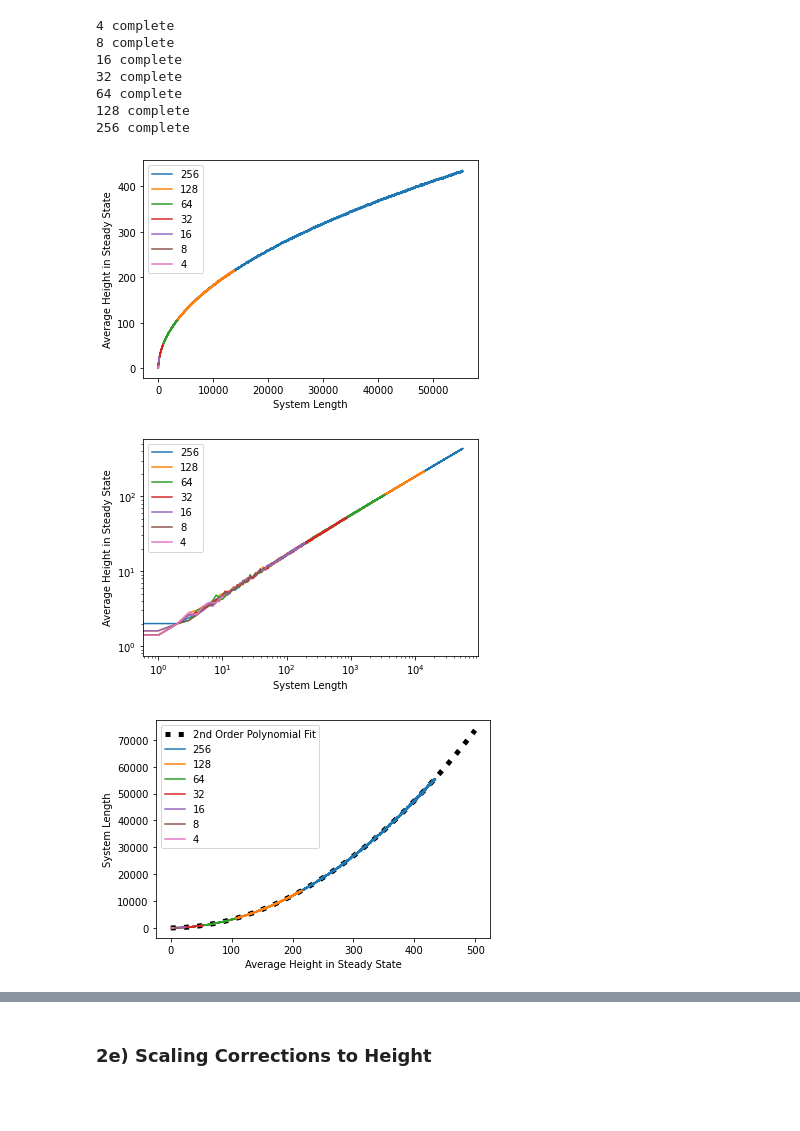
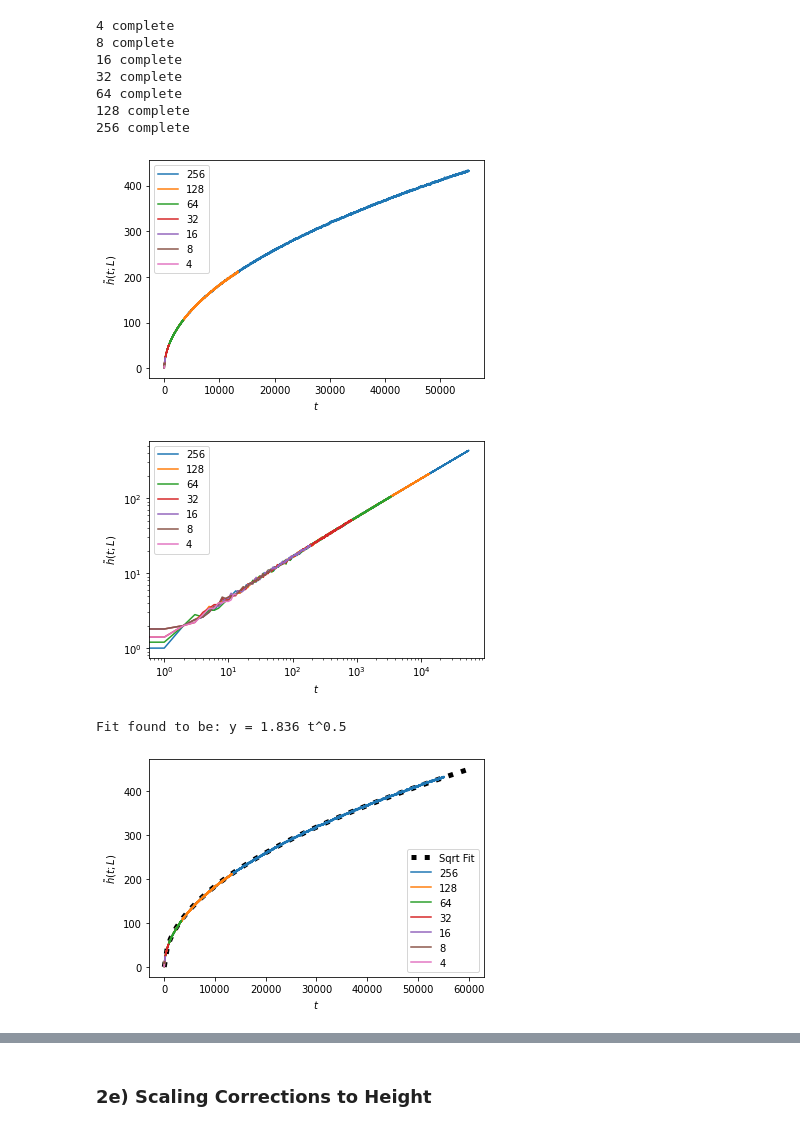
Before and after one commit to bdgrichards/oslo, a Jupyter notebook: oslo.ipynb, the cells around one changed output, grey strips where cells are left out. Drawn from its saved outputs; the diff is of its cells as text; code cells hidden in the pictures; blank space fills up the shorter version.

```diff
--- a/oslo.ipynb
+++ b/oslo.ipynb
@@ -432,0 +561,16 @@ This is predicted to be proportional to time to the power 1/2, since time corres
+# %%
+y_vals = [np.array(i) for i in average_heights_with_time]
+x_vals = [np.array(range(len(average_heights_with_time[i])))/(lengths[i]**2)
+          for i in range(len(average_heights_with_time))]
+
+# divide each of the y_vals by their system length
+for i in range(len(y_vals)):
+    y_vals[i] = y_vals[i] / lengths[i]
+
+for i in range(len(lengths)):
+    plt.scatter(x_vals[i], y_vals[i], label=str(
+        lengths[i]), s=1)
+plt.legend()
+plt.xlabel(r"$t \, / \, L^2$")
+plt.ylabel(r"$\tilde{h}(t;L) \, / \, L$")
+plt.show()
@@ -471,11 +616,11 @@ for i in reversed(range(len(lengths))):
     plt.plot(range(len(average_height_sequences[i])),
              average_height_sequences[i], label=str(lengths[i]))
 plt.legend()
-plt.xlabel("System Length")
-plt.ylabel("Average Height in Steady State")
+plt.xlabel(r"$t$")
+plt.ylabel(r"$\tilde{h}(t;L)$")
 plt.show()
 # %% [output]
-[figure, old version]
+[figure, new version]
 # %%
 # log-log plot
 for i in reversed(range(len(lengths))):
@@ -484,29 +629,33 @@ for i in reversed(range(len(lengths))):
 plt.legend()
 plt.yscale("log")
 plt.xscale("log")
-plt.xlabel("System Length")
-plt.ylabel("Average Height in Steady State")
+plt.xlabel(r"$t$")
+plt.ylabel(r"$\tilde{h}(t;L)$")
 plt.show()
 # %% [output]
-[figure, old version]
+[figure, new version]
 # %%
-# if following a power law to the 1/2, then flipping the axis will follow a second order polynomial fit
+# fit the sqrt function to the data
+def sqrt_func(x, a0):
+    return a0 * np.sqrt(x)
 
-# fitting the 256 data
-poly_fit = np.polyfit(
-    average_height_sequences[-1], range(len(average_height_sequences[-1])), 2)
-fit_x_vals = np.linspace(0, 500, 100)
-fit_y_vals = np.poly1d(poly_fit)(fit_x_vals)
-plt.plot(fit_x_vals, fit_y_vals, label='2nd Order Polynomial Fit',
+
+popt, pcov = curve_fit(sqrt_func, range(
+    len(average_height_sequences[-1])), average_height_sequences[-1])
+print("Fit found to be: y = %.3f t^0.5" % popt[0])
+fit_x_vals = np.linspace(0, 60000, 100)
+fit_y_vals = sqrt_func(fit_x_vals, popt)
+plt.plot(fit_x_vals, fit_y_vals, label='Sqrt Fit',
          linestyle='dotted', c='k', linewidth=5)
 
 # linear plot
 for i in reversed(range(len(lengths))):
-    plt.plot(average_height_sequences[i], range(
-        len(average_height_sequences[i])), label=str(lengths[i]))
+    plt.plot(range(len(average_height_sequences[i])),
+             average_height_sequences[i], label=str(lengths[i]))
 plt.legend()
-plt.xlabel("Average Height in Steady State")
-plt.ylabel("System Length")
+plt.xlabel(r"$t$")
+plt.ylabel(r"$\tilde{h}(t;L)$")
 plt.show()
 # %% [output]
+Fit found to be: y = 1.836 t^0.5
-[figure, old version]
+[figure, new version]
```
Also changed, not shown: parts of 25 cells of this notebook.
